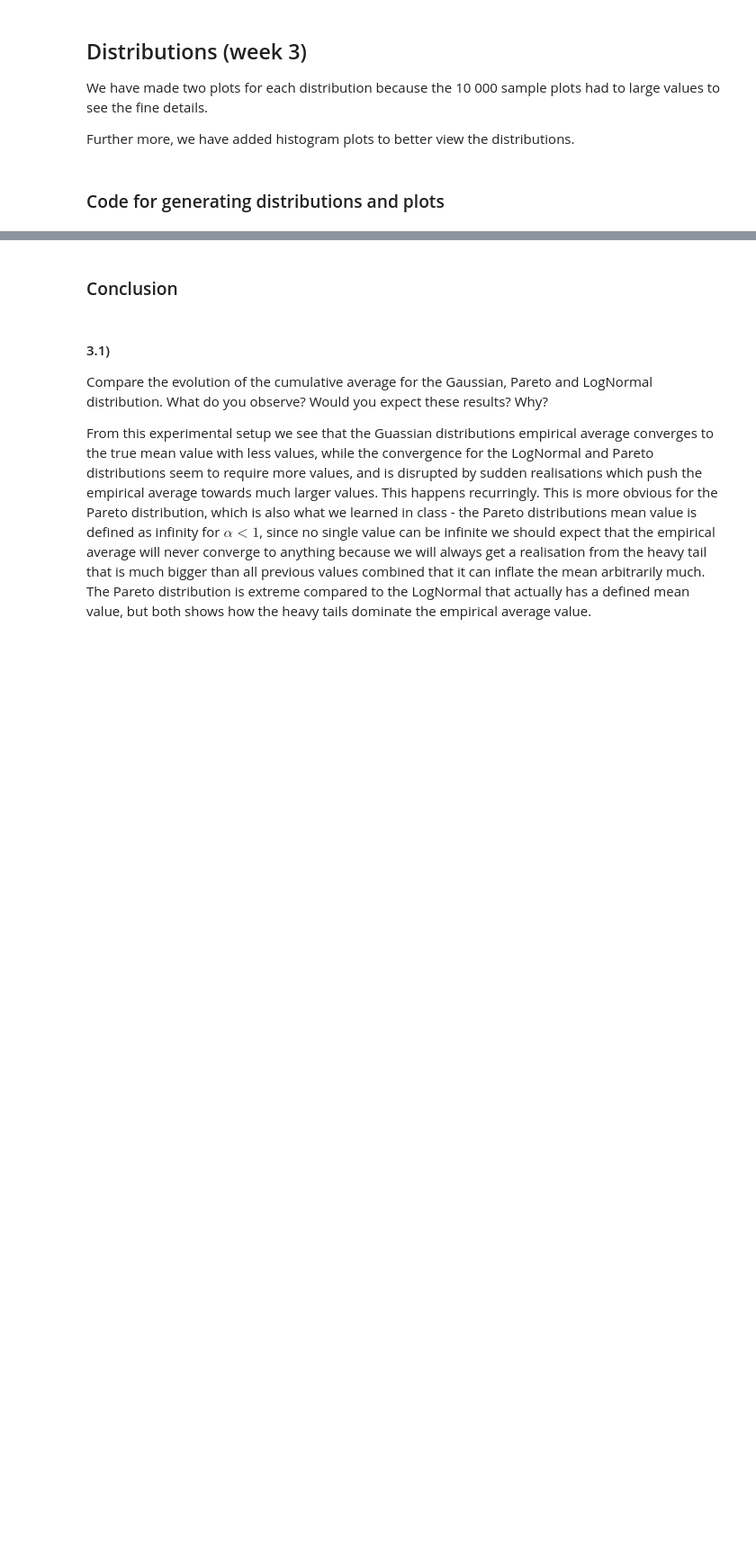
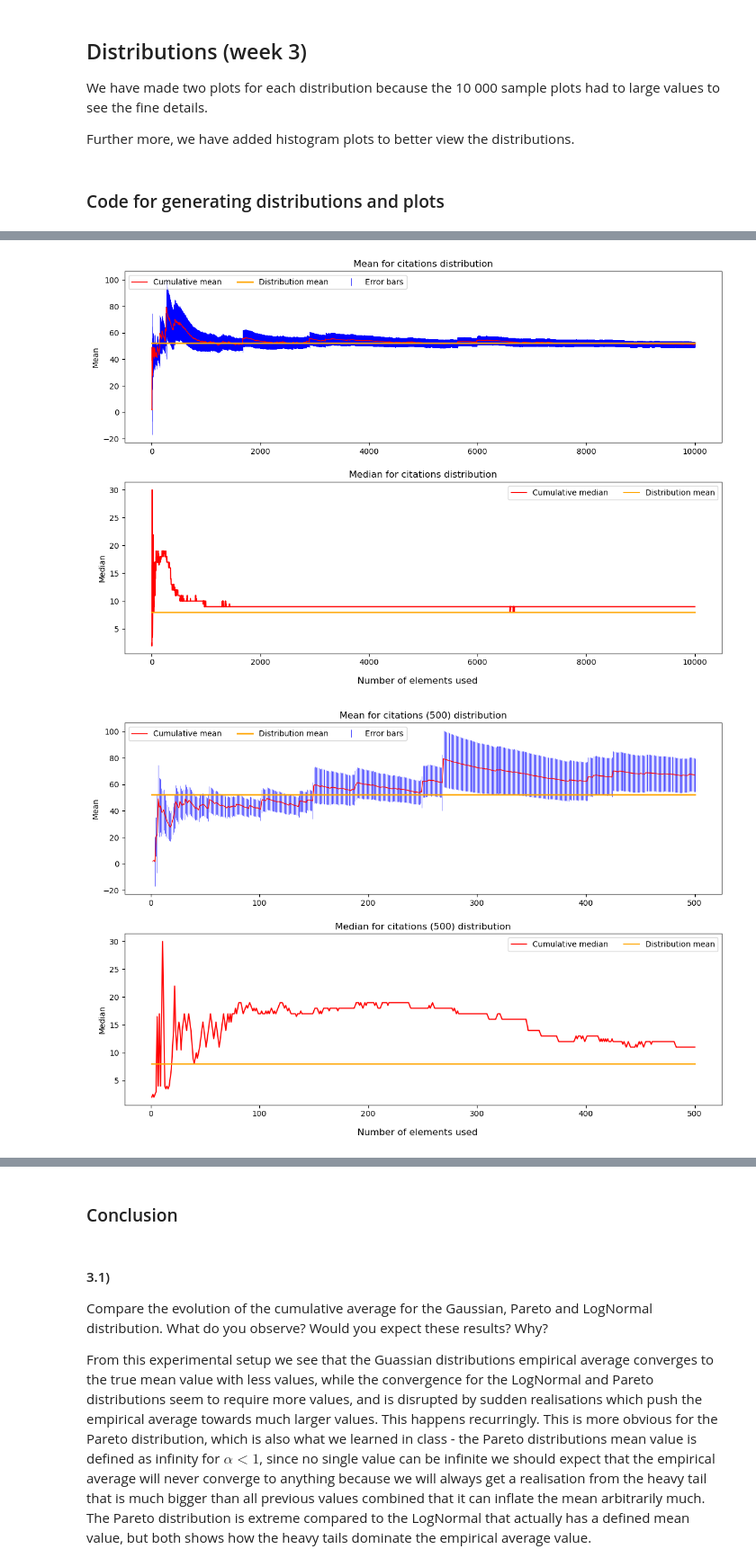
Before and after one commit to davidAlvaBro/comsocsci2023, a Jupyter notebook: Assignment1.ipynb, the cells around one changed output, grey strips where cells are left out. Shown at 90% size. Drawn from its saved outputs; the diff is of its cells as text; code cells hidden in the pictures; blank space fills up the shorter version.

```diff
--- a/Assignment1.ipynb
+++ b/Assignment1.ipynb
@@ -1036,14 +1053,17 @@ create_plot(lognormal[:n2], mean=lognormal_mean, median=lognormal_median, n=n2,
 # %%
 # Sample citation counts from the 2009 computational social science papers
-df_papers = pd.read_csv("DataFoundPreviously/df_paper.csv")
+df_papers = pd.read_csv("df_paper.csv")
 mask_2009 = df_papers['year'] == 2009
 citationCount_all = np.array(df_papers['citationCount'][mask_2009])
 citations_mean = np.mean(citationCount_all)
 citations_median = np.median(citationCount_all)
 sampledCitationCount = np.random.choice(citationCount_all, n)
 
 create_plot(sampledCitationCount, mean=citations_mean, median=citations_median, n=n, name="citations")
 create_plot(sampledCitationCount[:n2], mean=citations_mean, median=citations_median, n=n2, name="citations (500)")
+# %% [output]
+[figure, added]
+[figure, added]
 # %%
 # Plot histograms of all 4 distributions
 
```
Also changed, not shown: parts of 6 cells of this notebook.
